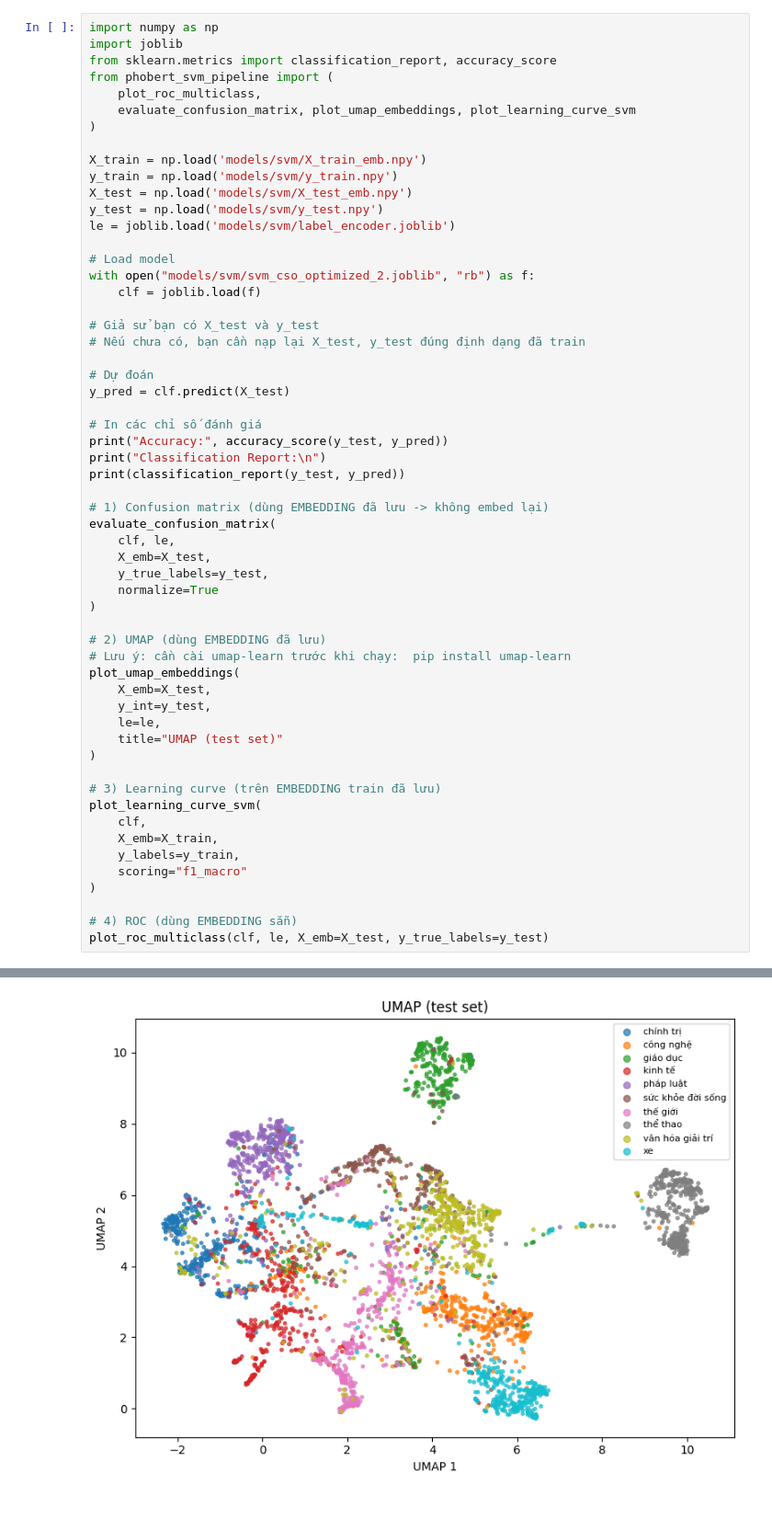
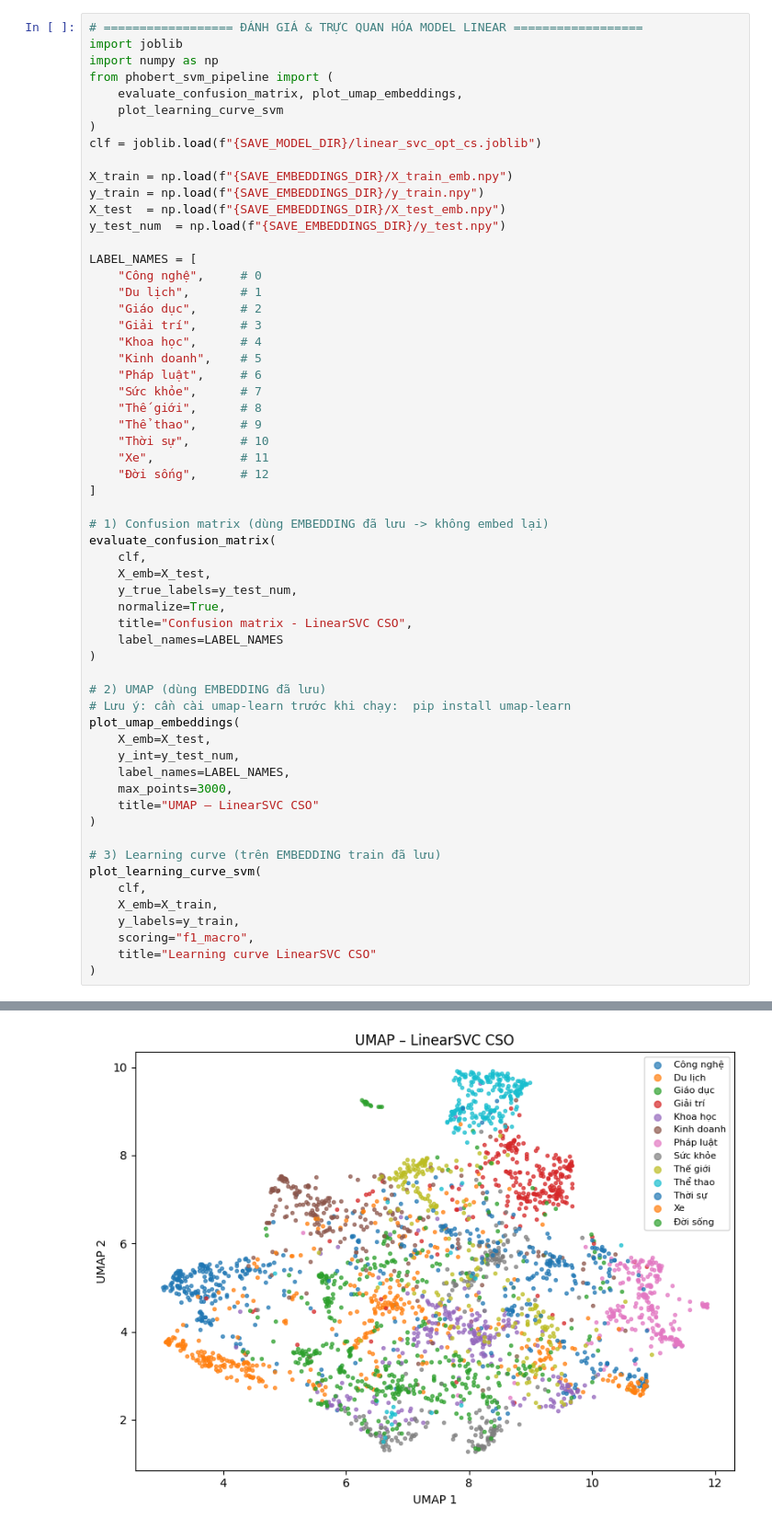
Before and after one commit to baoo2003/Document_Classification_With_Cuckoo_Search, a Jupyter notebook: svm_cso_optimization.ipynb, the cells around one changed output, grey strips where cells are left out. Shown at 92% size. Saved outputs shown, nothing was run; the diff lists cells and outputs as text.

Commit message:
update: train linear svc & opt with cs

```diff
--- a/svm_cso_optimization.ipynb
+++ b/svm_cso_optimization.ipynb
@@ -166,48 +244,52 @@ gamma = 4.65463
 # %%
+# ================== ĐÁNH GIÁ & TRỰC QUAN HÓA MODEL LINEAR ==================
+import joblib
 import numpy as np
-import joblib
-from sklearn.metrics import classification_report, accuracy_score
 from phobert_svm_pipeline import (
-    plot_roc_multiclass,
-    evaluate_confusion_matrix, plot_umap_embeddings, plot_learning_curve_svm
+    evaluate_confusion_matrix, plot_umap_embeddings,
+    plot_learning_curve_svm
 )
+clf = joblib.load(f"{SAVE_MODEL_DIR}/linear_svc_opt_cs.joblib")
 
-X_train = np.load('models/svm/X_train_emb.npy')
-y_train = np.load('models/svm/y_train.npy')
-X_test = np.load('models/svm/X_test_emb.npy')
-y_test = np.load('models/svm/y_test.npy')
-le = joblib.load('models/svm/label_encoder.joblib')
+X_train = np.load(f"{SAVE_EMBEDDINGS_DIR}/X_train_emb.npy")
+y_train = np.load(f"{SAVE_EMBEDDINGS_DIR}/y_train.npy")
+X_test  = np.load(f"{SAVE_EMBEDDINGS_DIR}/X_test_emb.npy")
+y_test_num  = np.load(f"{SAVE_EMBEDDINGS_DIR}/y_test.npy")
 
-# Load model
-with open("models/svm/svm_cso_optimized_2.joblib", "rb") as f:
-    clf = joblib.load(f)
-
-# Giả sử bạn có X_test và y_test
-# Nếu chưa có, bạn cần nạp lại X_test, y_test đúng định dạng đã train
-
-# Dự đoán
-y_pred = clf.predict(X_test)
-
-# In các chỉ số đánh giá
-print("Accuracy:", accuracy_score(y_test, y_pred))
-print("Classification Report:\n")
-print(classification_report(y_test, y_pred))
+LABEL_NAMES = [
+    "Công nghệ",     # 0
+    "Du lịch",       # 1
+    "Giáo dục",      # 2
+    "Giải trí",      # 3
+    "Khoa học",      # 4
+    "Kinh doanh",    # 5
+    "Pháp luật",     # 6
+    "Sức khỏe",      # 7
+    "Thế giới",      # 8
+    "Thể thao",      # 9
+    "Thời sự",       # 10
+    "Xe",            # 11
+    "Đời sống",      # 12
+]
 
 # 1) Confusion matrix (dùng EMBEDDING đã lưu -> không embed lại)
 evaluate_confusion_matrix(
-    clf, le,
+    clf,
     X_emb=X_test,
-    y_true_labels=y_test,
-    normalize=True
+    y_true_labels=y_test_num,
+    normalize=True,
+    title="Confusion matrix - LinearSVC CSO",
+    label_names=LABEL_NAMES
 )
 
 # 2) UMAP (dùng EMBEDDING đã lưu)
 # Lưu ý: cần cài umap-learn trước khi chạy:  pip install umap-learn
 plot_umap_embeddings(
     X_emb=X_test,
-    y_int=y_test,
-    le=le,
-    title="UMAP (test set)"
+    y_int=y_test_num,
+    label_names=LABEL_NAMES,
+    max_points=3000,
+    title="UMAP – LinearSVC CSO"
 )
 
 # 3) Learning curve (trên EMBEDDING train đã lưu)
@@ -215,9 +297,7 @@ plot_learning_curve_svm(
     clf,
     X_emb=X_train,
     y_labels=y_train,
-    scoring="f1_macro"
+    scoring="f1_macro",
+    title="Learning curve LinearSVC CSO"
 )
-
-# 4) ROC (dùng EMBEDDING sẵn)
-plot_roc_multiclass(clf, le, X_emb=X_test, y_true_labels=y_test)
 # %% [output]
@@ -244 +305 @@ weighted avg       0.87      0.87      0.87      7572
-[figure, old version]
+[figure, new version]
```
Also changed, not shown: parts of 4 cells of this notebook, 3 other files.
